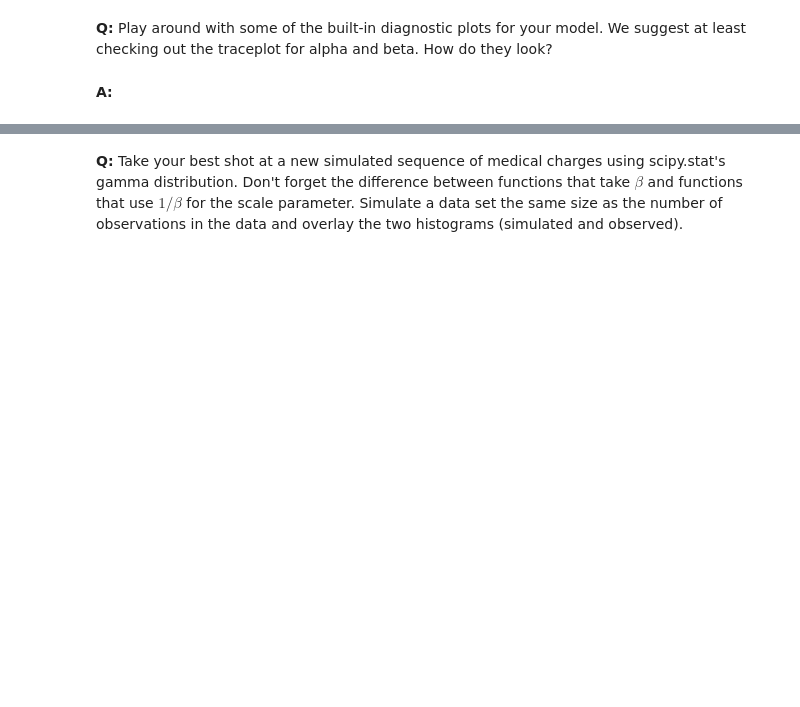
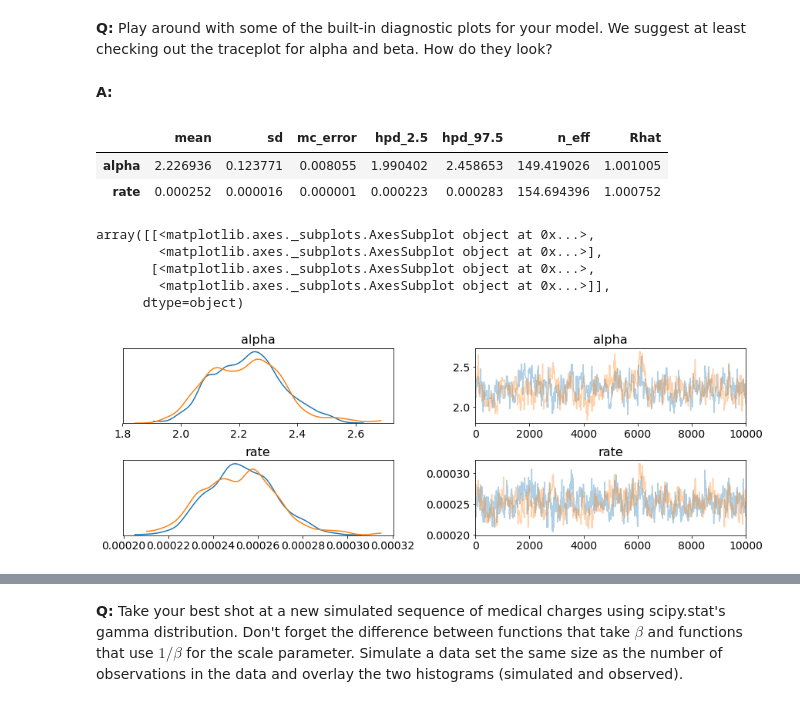
Before and after one commit to aspds18/Springboard_projects, a Jupyter notebook: Inferential_statistics_3q.ipynb, the cells around one changed output, grey strips where cells are left out. Drawn from its saved outputs; the diff is of its cells as text; code cells hidden in the pictures; blank space fills up the shorter version.

```diff
--- a/Inferential_statistics_3q.ipynb
+++ b/Inferential_statistics_3q.ipynb
@@ -188,3 +186,18 @@ The plots look ok, would be bad if the spread of posteriors was big.
 __Q:__ Play around with some of the built-in diagnostic plots for your model. We suggest at least checking out the traceplot for alpha and beta. How do they look?
 # %% [markdown]
 __A:__
+# %%
+pm.summary(trace)
+# %% [output]
+|  | mean | sd | mc_error | hpd_2.5 | hpd_97.5 | n_eff | Rhat |
+| alpha | 2.226936 | 0.123771 | 0.008055 | 1.990402 | 2.458653 | 149.419026 | 1.001005 |
+| rate | 0.000252 | 0.000016 | 0.000001 | 0.000223 | 0.000283 | 154.694396 | 1.000752 |
+# %%
+pm.plots.traceplot(trace)
+# %% [output]
+array([[<matplotlib.axes._subplots.AxesSubplot object at 0x...>,
+        <matplotlib.axes._subplots.AxesSubplot object at 0x...>],
+       [<matplotlib.axes._subplots.AxesSubplot object at 0x...>,
+        <matplotlib.axes._subplots.AxesSubplot object at 0x...>]],
+      dtype=object)
+[figure, added]
```
Also changed, not shown: parts of 8 cells of this notebook.
